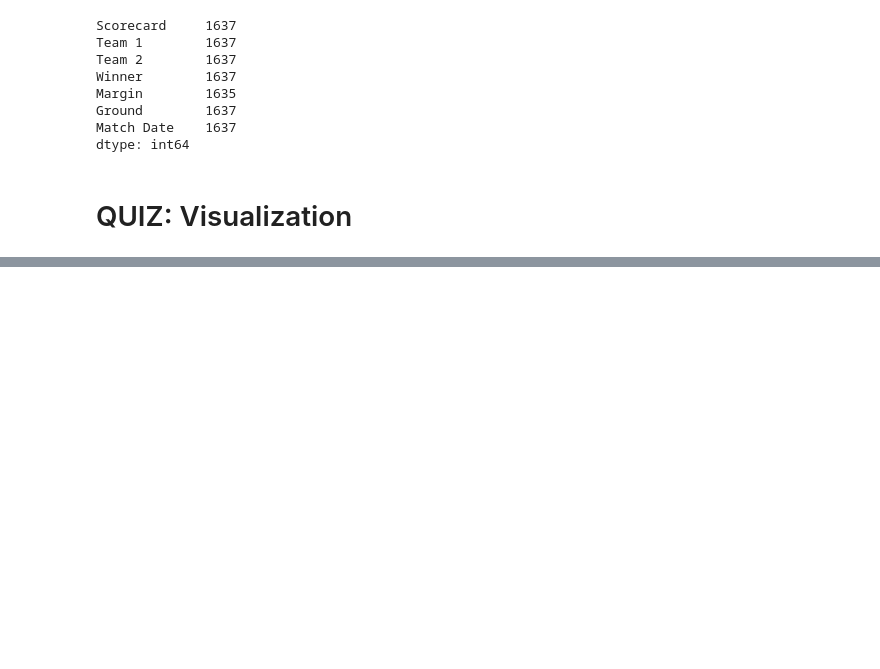
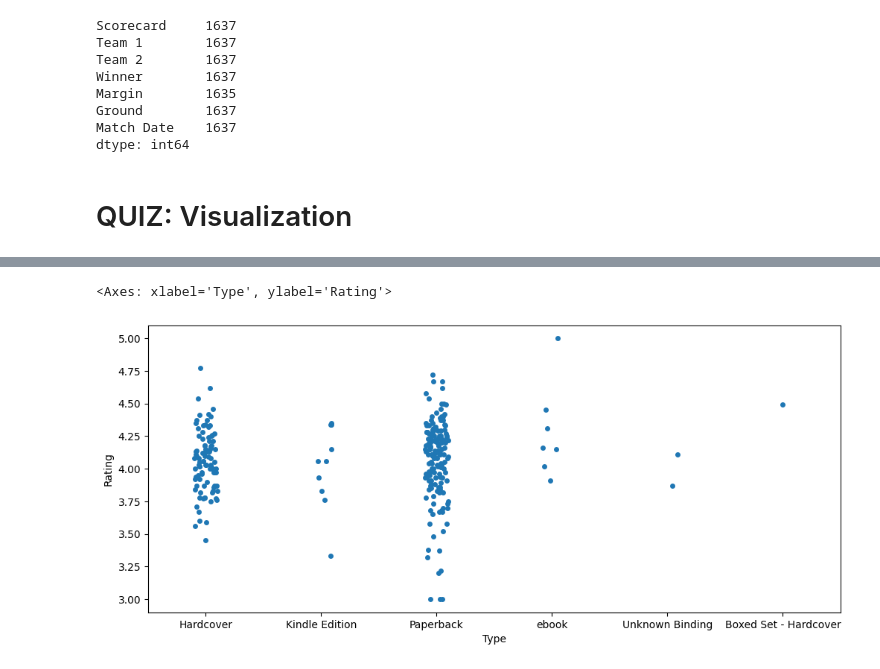
Before and after one commit to xlisouski/MIT_Projects, a Jupyter notebook: Python_For_DS/QUIZ_Week1.ipynb, the cells around one changed output, grey strips where cells are left out. Drawn from its saved outputs; the diff is of its cells as text; code cells hidden in the pictures; blank space fills up the shorter version.

```diff
--- a/Python_For_DS/QUIZ_Week1.ipynb
+++ b/Python_For_DS/QUIZ_Week1.ipynb
@@ -97,0 +131,6 @@ df.head()
+# %%
+plt.figure(figsize=(12,5))
+sns.stripplot(y='Rating',x='Type', data=df)
+# %% [output]
+<Axes: xlabel='Type', ylabel='Rating'>
+[figure, added]
```
Also changed, not shown: parts of 13 cells of this notebook.
